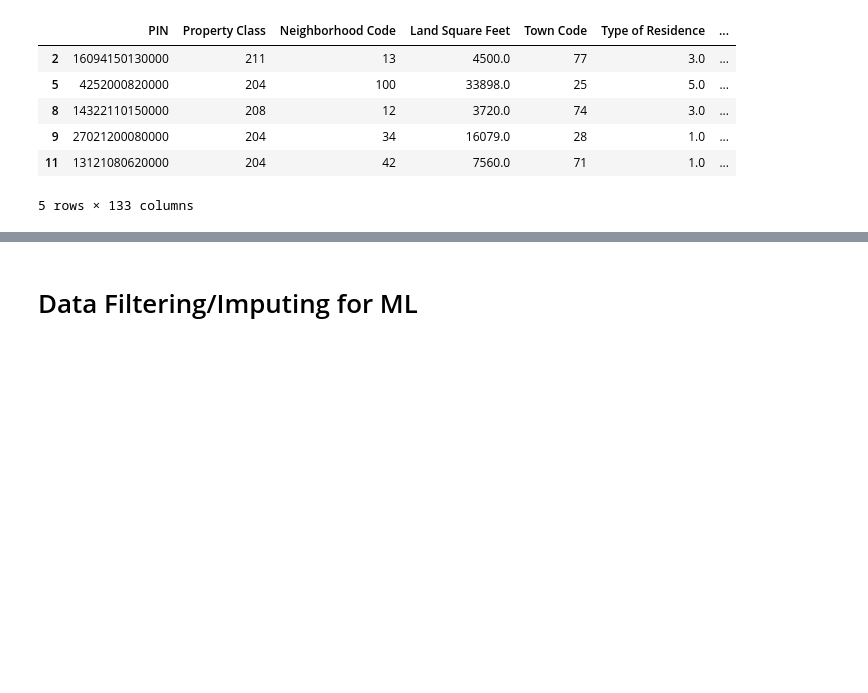
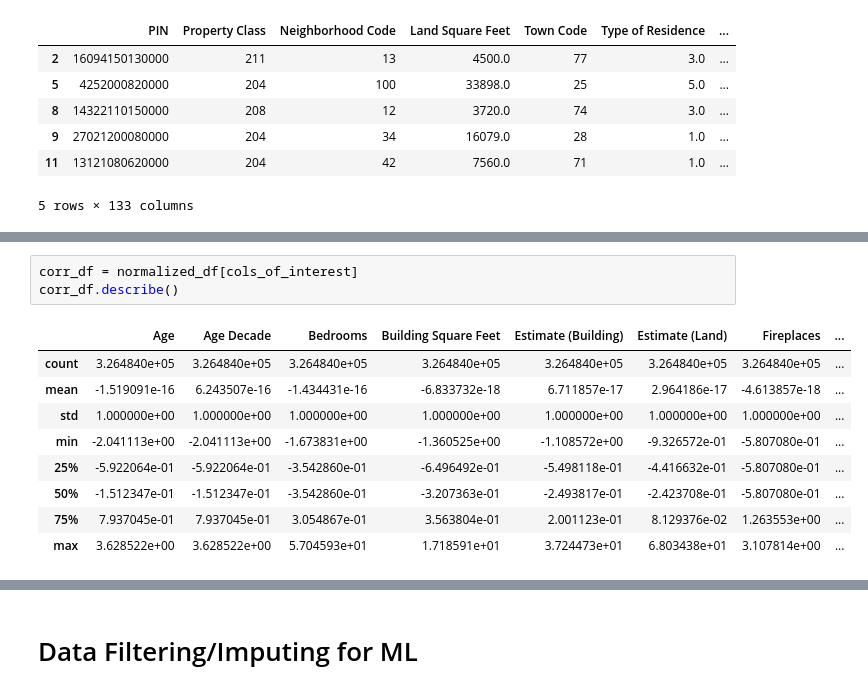
Before and after one commit to alexandermichels/ChicagoHousingModels, a Jupyter notebook: DataWrangling.ipynb, the cells around one changed output, grey strips where cells are left out. Saved outputs shown, nothing was run; the diff lists cells and outputs as text; blank space fills up the shorter version.

```diff
--- a/DataWrangling.ipynb
+++ b/DataWrangling.ipynb
@@ -308,3 +326,16 @@ corr_df.describe()
+# %%
+corr_df = normalized_df[cols_of_interest]
+corr_df.describe()
+# %% [output]
+|  | Age | Age Decade | Bedrooms | Building Square Feet | Estimate (Building) | Estimate (Land) | Fireplaces | ... |
+| count | 3.264840e+05 | 3.264840e+05 | 3.264840e+05 | 3.264840e+05 | 3.264840e+05 | 3.264840e+05 | 3.264840e+05 | ... |
+| mean | -1.519091e-16 | 6.243507e-16 | -1.434431e-16 | -6.833732e-18 | 6.711857e-17 | 2.964186e-17 | -4.613857e-18 | ... |
+| std | 1.000000e+00 | 1.000000e+00 | 1.000000e+00 | 1.000000e+00 | 1.000000e+00 | 1.000000e+00 | 1.000000e+00 | ... |
+| min | -2.041113e+00 | -2.041113e+00 | -1.673831e+00 | -1.360525e+00 | -1.108572e+00 | -9.326572e-01 | -5.807080e-01 | ... |
+| 25% | -5.922064e-01 | -5.922064e-01 | -3.542860e-01 | -6.496492e-01 | -5.498118e-01 | -4.416632e-01 | -5.807080e-01 | ... |
+| 50% | -1.512347e-01 | -1.512347e-01 | -3.542860e-01 | -3.207363e-01 | -2.493817e-01 | -2.423708e-01 | -5.807080e-01 | ... |
+| 75% | 7.937045e-01 | 7.937045e-01 | 3.054867e-01 | 3.563804e-01 | 2.001123e-01 | 8.129376e-02 | 1.263553e+00 | ... |
+| max | 3.628522e+00 | 3.628522e+00 | 5.704593e+01 | 1.718591e+01 | 3.724473e+01 | 6.803438e+01 | 3.107814e+00 | ... |
 # %%
 corrMatrix = corr_df.corr(method="spearman")
 corrMatrix
```
Also changed, not shown: parts of 14 cells of this notebook, 7 other files.
